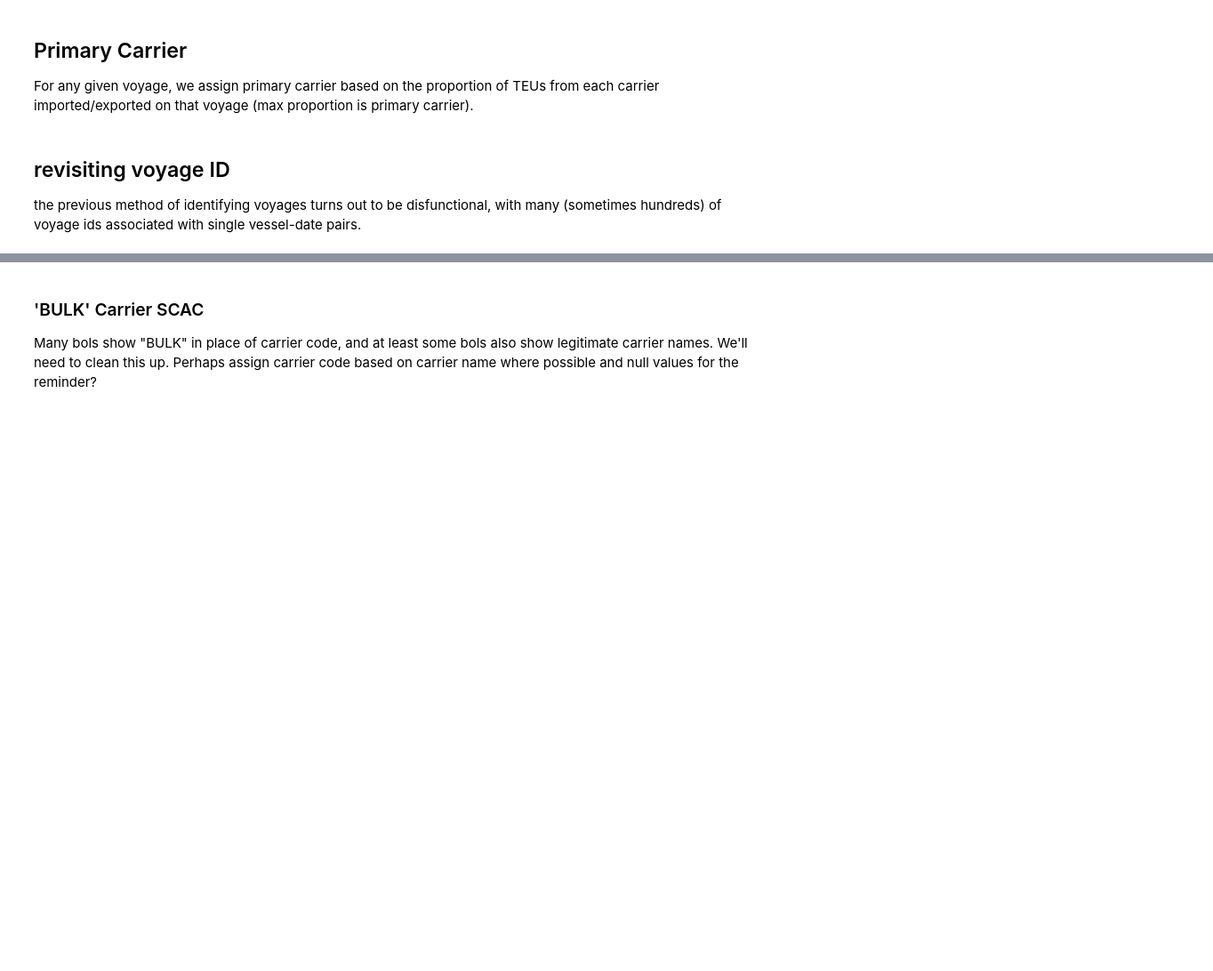
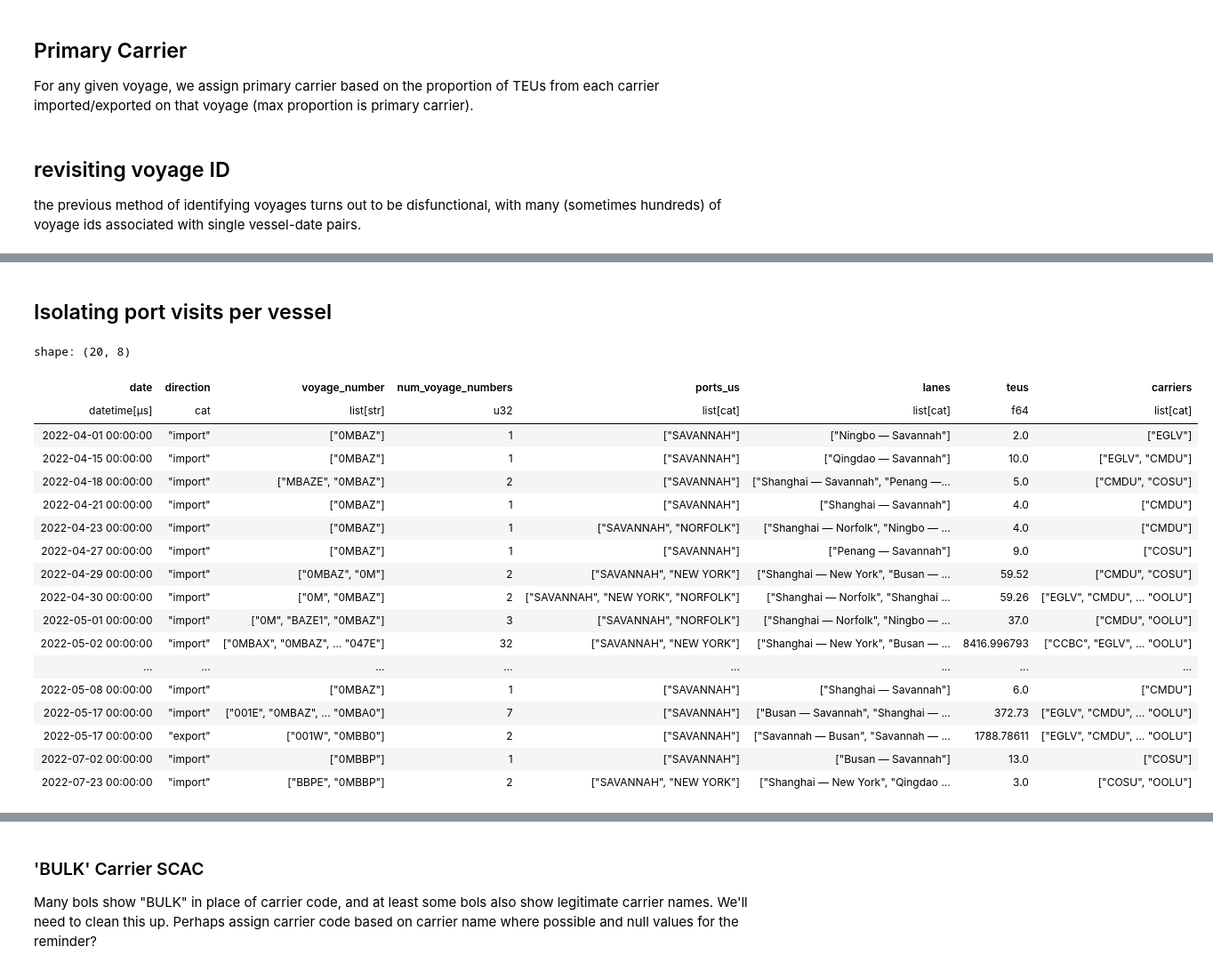
Before and after one commit to epistemetrica/PIERS-Data-Project, a Jupyter notebook: data_cleaning.ipynb, the cells around one changed output, grey strips where cells are left out. Shown: that part at 89% size. Drawn from its saved outputs; the diff is of its cells as text; code cells hidden in the pictures; blank space fills up the shorter version.

```diff
--- a/data_cleaning.ipynb
+++ b/data_cleaning.ipynb
@@ -490,0 +704,28 @@ For each arrival, we want to know how many days the ship stays in port before de
+# %% [markdown]
+## Isolating port visits per vessel
+# %%
+sav_df = (
+    df.filter(pl.col('ports_us').list.contains('SAVANNAH'))
+)
+
+sav_df.head(20)
+# %% [output]
+shape: (20, 8)
+| date | direction | voyage_number | num_voyage_numbers | ports_us | lanes | teus | carriers |
+| datetime[μs] | cat | list[str] | u32 | list[cat] | list[cat] | f64 | list[cat] |
+| 2022-04-01 00:00:00 | "import" | ["0MBAZ"] | 1 | ["SAVANNAH"] | ["Ningbo — Savannah"] | 2.0 | ["EGLV"] |
+| 2022-04-15 00:00:00 | "import" | ["0MBAZ"] | 1 | ["SAVANNAH"] | ["Qingdao — Savannah"] | 10.0 | ["EGLV", "CMDU"] |
+| 2022-04-18 00:00:00 | "import" | ["MBAZE", "0MBAZ"] | 2 | ["SAVANNAH"] | ["Shanghai — Savannah", "Penang —... | 5.0 | ["CMDU", "COSU"] |
+| 2022-04-21 00:00:00 | "import" | ["0MBAZ"] | 1 | ["SAVANNAH"] | ["Shanghai — Savannah"] | 4.0 | ["CMDU"] |
+| 2022-04-23 00:00:00 | "import" | ["0MBAZ"] | 1 | ["SAVANNAH", "NORFOLK"] | ["Shanghai — Norfolk", "Ningbo — ... | 4.0 | ["CMDU"] |
+| 2022-04-27 00:00:00 | "import" | ["0MBAZ"] | 1 | ["SAVANNAH"] | ["Penang — Savannah"] | 9.0 | ["COSU"] |
+| 2022-04-29 00:00:00 | "import" | ["0MBAZ", "0M"] | 2 | ["SAVANNAH", "NEW YORK"] | ["Shanghai — New York", "Busan — ... | 59.52 | ["CMDU", "COSU"] |
+| 2022-04-30 00:00:00 | "import" | ["0M", "0MBAZ"] | 2 | ["SAVANNAH", "NEW YORK", "NORFOLK"] | ["Shanghai — Norfolk", "Shanghai ... | 59.26 | ["EGLV", "CMDU", … "OOLU"] |
+| 2022-05-01 00:00:00 | "import" | ["0M", "BAZE1", "0MBAZ"] | 3 | ["SAVANNAH", "NORFOLK"] | ["Shanghai — Norfolk", "Ningbo — ... | 37.0 | ["CMDU", "OOLU"] |
+| 2022-05-02 00:00:00 | "import" | ["0MBAX", "0MBAZ", … "047E"] | 32 | ["SAVANNAH", "NEW YORK"] | ["Shanghai — New York", "Busan — ... | 8416.996793 | ["CCBC", "EGLV", … "OOLU"] |
+| ... | ... | ... | ... | ... | ... | ... | ... |
+| 2022-05-08 00:00:00 | "import" | ["0MBAZ"] | 1 | ["SAVANNAH"] | ["Shanghai — Savannah"] | 6.0 | ["CMDU"] |
+| 2022-05-17 00:00:00 | "import" | ["001E", "0MBAZ", … "0MBA0"] | 7 | ["SAVANNAH"] | ["Busan — Savannah", "Shanghai — ... | 372.73 | ["EGLV", "CMDU", … "OOLU"] |
+| 2022-05-17 00:00:00 | "export" | ["001W", "0MBB0"] | 2 | ["SAVANNAH"] | ["Savannah — Busan", "Savannah — ... | 1788.78611 | ["EGLV", "CMDU", … "OOLU"] |
+| 2022-07-02 00:00:00 | "import" | ["0MBBP"] | 1 | ["SAVANNAH"] | ["Busan — Savannah"] | 13.0 | ["COSU"] |
+| 2022-07-23 00:00:00 | "import" | ["BBPE", "0MBBP"] | 2 | ["SAVANNAH", "NEW YORK"] | ["Shanghai — New York", "Qingdao ... | 3.0 | ["COSU", "OOLU"] |
```
Also changed, not shown: parts of 22 cells of this notebook, 1 other file.
